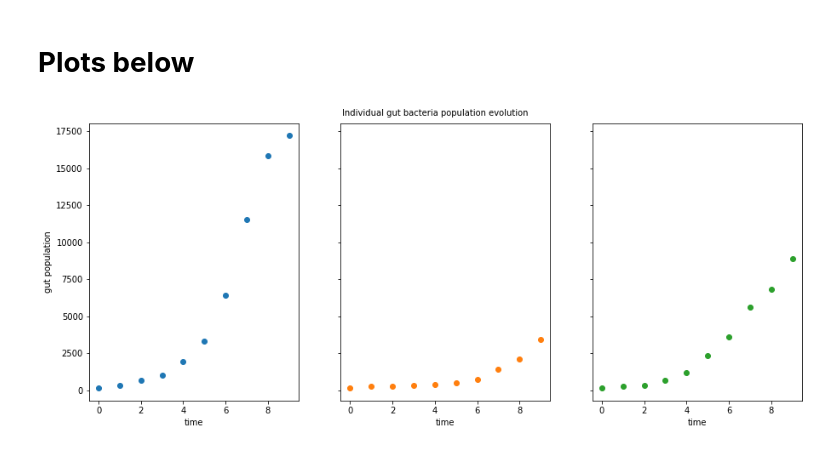
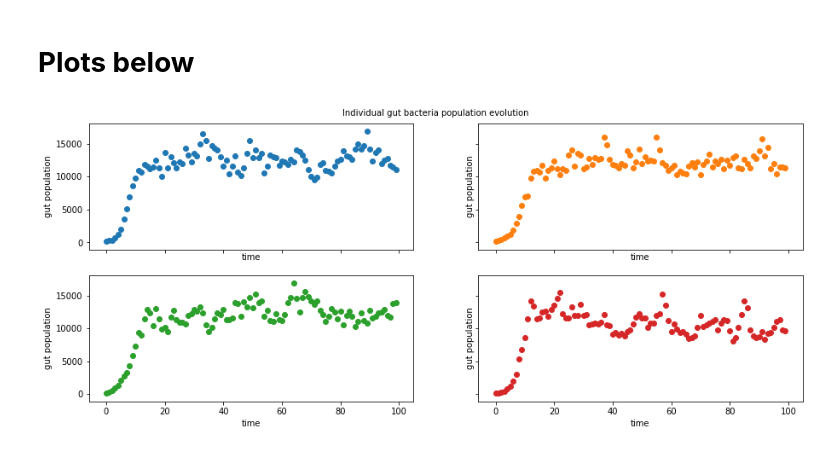
Before and after one commit to GaneshVShinde/GutToyModel, a Jupyter notebook: serendipity.ipynb, the cells around one changed output. Saved outputs shown, nothing was run; the diff lists cells and outputs as text; code cells hidden in the pictures.

```diff
--- a/serendipity.ipynb
+++ b/serendipity.ipynb
@@ -224,24 +224,27 @@ class Gut:
 # %% [markdown]
 # configure before running the simulation
 # %%
-base_dir = '/content/gdrive/MyDrive/Colab Notebooks/simulations/'
+base_dir = 'simulations/'
 createDir(base_dir)
 
 #change these for every experiment
-folder = base_dir+'exp1/'
+folder = base_dir+'exp4/'
 saveFig = True
 fileFormat ='png'
 plotN = 0 #this variable picks the last "plotN" history for plotting
 
-behavior = Behavior(nNutrients=3,stateSlicer = 6,actionSlicer = 2)
+
+behavior = Behavior(nNutrients=4,stateSlicer = 6,actionSlicer = 2)
 brain = Brain(behavior)
-gut = Gut(nBacteria = 3)
+gut = Gut(nBacteria = 4)
+
+nrows = 2 if gut.nBacteria > 3 else 1 # change this if nutirents are more than 4
+ncols = gut.nBacteria//nrows
 
 stepSize = 100
-iterations = 1000
+iterations = 10000
 n = iterations//stepSize
 gut.gc = 0.01
 gut.dc = 0.01
-gut.contribution = np.ones((gut.nBacteria))
-# gut.contribution = np.random.randint(0,2,gut.nBacteria)
+gut.contribution = np.array([0,0,0,-1])
 # %% [output]
@@ -329,26 +313,24 @@ Directory  /content/gdrive/MyDrive/Colab Notebooks/simulations/exp1/ already exi
 # %%
 #@title
 # one scatter plot for each bacterium population.
 # relevant to trace out the population evolution across timesteps.
 
 
 X = np.arange(len(gutPopHistory[plotN:,0]))
-fig,(ax1,ax2,ax3) = plt.subplots(1,3,sharex = True, sharey = True,figsize = (15,6))
+
+fig,ax = plt.subplots(nrows,ncols,sharex = True, sharey = True,figsize = (15,6))
 cm = plt.get_cmap("tab10")
+ax = ax.ravel()
 
-ax1.scatter(X,gutPopHistory[plotN:,0],color = cm(0))
-ax2.scatter(X,gutPopHistory[plotN:,1],color = cm(1))
-ax3.scatter(X,gutPopHistory[plotN:,2],color = cm(2))
-
-ax1.set_ylabel("gut population")
-ax1.set_xlabel("time")
-ax2.set_xlabel("time")
-ax3.set_xlabel("time")
+for i in range(gut.nBacteria):
+  ax[i].scatter(X,gutPopHistory[plotN:,i],color = cm(i))
+  ax[i].set_ylabel("gut population")
+  ax[i].set_xlabel("time")
 
 fig.text(0.4,0.9,"Individual gut bacteria population evolution")
 if saveFig:
   plt.savefig(folder+'scatter-per-bact-pop',bbox_inches = 'tight',format= fileFormat)
 # %% [output]
-[figure, old version]
+[figure, new version]
 # %%
 #@title
```
Also changed, not shown: parts of 10 cells of this notebook, 1 other file.
